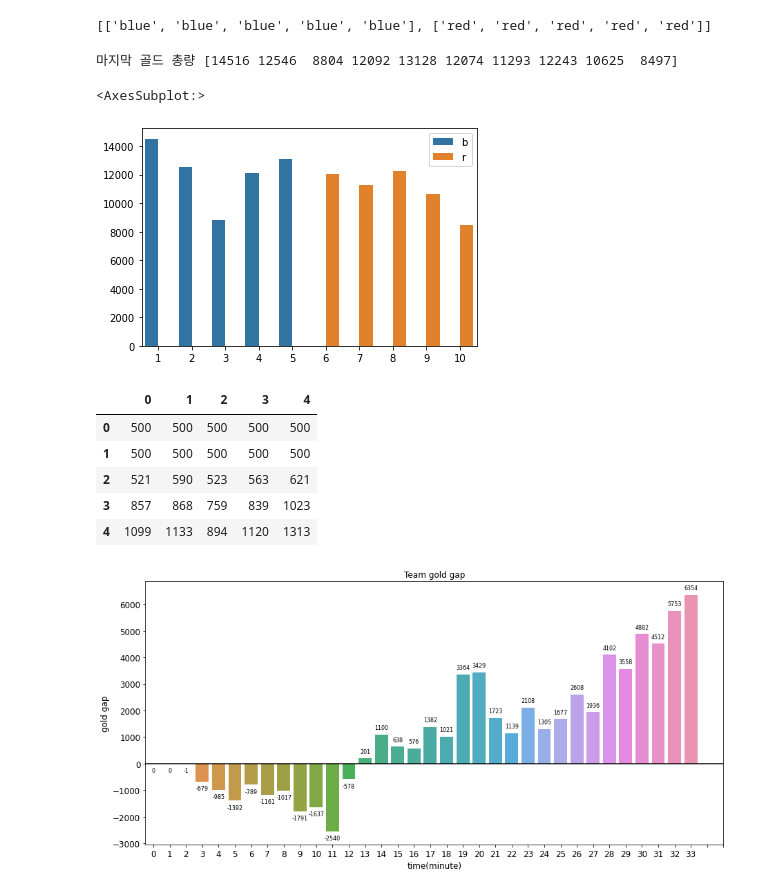
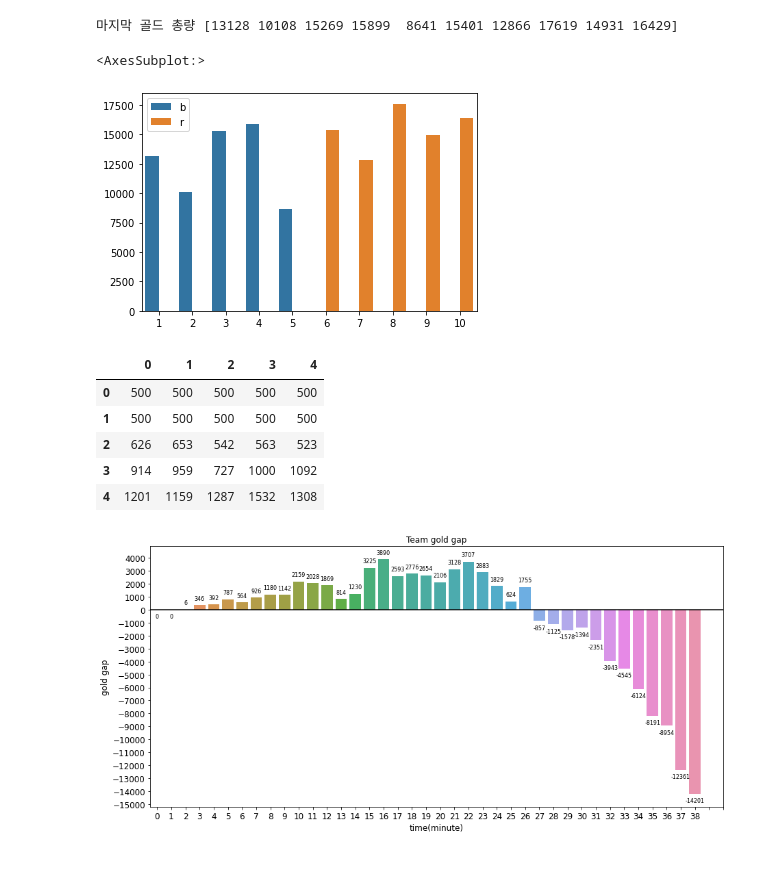
Before and after one commit to uowol/Project_LoLStatistics, a Jupyter notebook: GOLD.ipynb, the cells around one changed output. Cells and saved outputs as stored; diff of their text form; code cells hidden in the pictures; blank space fills up the shorter version.

```diff
--- a/GOLD.ipynb
+++ b/GOLD.ipynb
@@ -11,14 +11,10 @@ timeline = pd.read_json("data/{name}/timeline.json".format(name=summoner_name))
 match_length = len(timeline)
 metadata = pd.concat([pd.json_normalize(timeline["metadata"][match_idx]).iloc[:,1:] for match_idx in range(match_length)]).reset_index()
 # %%
-match_index = 1
+match_index = 3
 match_time_length = len(timeline["info"][match_index]["frames"])
 events = [timeline["info"][match_index]["frames"][t]["events"] for t in range(match_time_length)]
 participantFrames = [timeline["info"][match_index]["frames"][t]["participantFrames"] for t in range(match_time_length)]
-# %%
-[["blue"]*5,["red"]*5]
-# %% [output]
-[['blue', 'blue', 'blue', 'blue', 'blue'], ['red', 'red', 'red', 'red', 'red']]
 # %%
 def get_total_gold(t):
     return(np.array([participantFrames[t][str(idx)]["totalGold"] for idx in range(1,11)]))
@@ -26,9 +22,9 @@ def get_total_gold(t):
 print("마지막 골드 총량", get_total_gold(match_time_length-1))
 sns.barplot(x=np.arange(1,11), y=get_total_gold(match_time_length-1), hue=["b","b","b","b","b","r","r","r","r","r"])
 # %% [output]
-마지막 골드 총량 [14516 12546  8804 12092 13128 12074 11293 12243 10625  8497]
+마지막 골드 총량 [13128 10108 15269 15899  8641 15401 12866 17619 14931 16429]
 <AxesSubplot:>
-[figure, old version]
+[figure, new version]
 # %%
 total_gold = pd.DataFrame.from_records([get_total_gold(t) for t in range(match_time_length)])
 total_gold_blue, total_gold_red = total_gold.iloc[:,:5], total_gold.iloc[:,5:]
@@ -37,33 +33,33 @@ total_gold_blue.head()
 |  | 0 | 1 | 2 | 3 | 4 |
 | 0 | 500 | 500 | 500 | 500 | 500 |
 | 1 | 500 | 500 | 500 | 500 | 500 |
-| 2 | 521 | 590 | 523 | 563 | 621 |
-| 3 | 857 | 868 | 759 | 839 | 1023 |
-| 4 | 1099 | 1133 | 894 | 1120 | 1313 |
+| 2 | 626 | 653 | 542 | 563 | 523 |
+| 3 | 914 | 959 | 727 | 1000 | 1092 |
+| 4 | 1201 | 1159 | 1287 | 1532 | 1308 |
 # %%
 team_total_gold_blue = total_gold_blue.apply(lambda x: sum(x), axis=1)
 team_total_gold_red = total_gold_red.apply(lambda x: sum(x), axis=1)
 # %%
 team_total_gold_gap = team_total_gold_blue-team_total_gold_red
 # sns.lineplot(x=range(match_time_length), y=team_total_gold_gap)
 
 plt.figure(figsize=(15,7))
 plt.title("Team gold gap")
 plt.xlabel('time(minute)', fontsize=12)
 plt.ylabel('gold gap', fontsize=12)
 g = sns.barplot(x=np.arange(match_time_length), y=team_total_gold_blue-team_total_gold_red, label="blue team gold - red team gold")
 plt.xticks(np.arange(0, match_time_length+2, step=1), fontsize=12)
-plt.yticks(np.arange(-10000, 10000, step=1000), fontsize=12)
-plt.ylim(team_total_gold_gap.min()-500, team_total_gold_gap.max()+500)
+plt.yticks(np.arange(-20000, 20000, step=1000), fontsize=12)
+plt.ylim(team_total_gold_gap.min()-1000, team_total_gold_gap.max()+1000)
 plt.axhline(y=0, color="k")
 
 for i in range(match_time_length):
     p = g.patches[i]
     g.annotate("%.0f"%p.get_height(), (p.get_x() + p.get_width()/2., p.get_height()),
         ha='center', va='center', fontsize=8, color='k', xytext=(0, 10 if team_total_gold_gap[i] > 0 else -10),
         textcoords='offset points')
 # %% [output]
-[figure, old version]
+[figure, new version]
 # %%
 diff = []
 for i in range(1, match_time_length):
```
Also changed, not shown: parts of 5 cells of this notebook.
